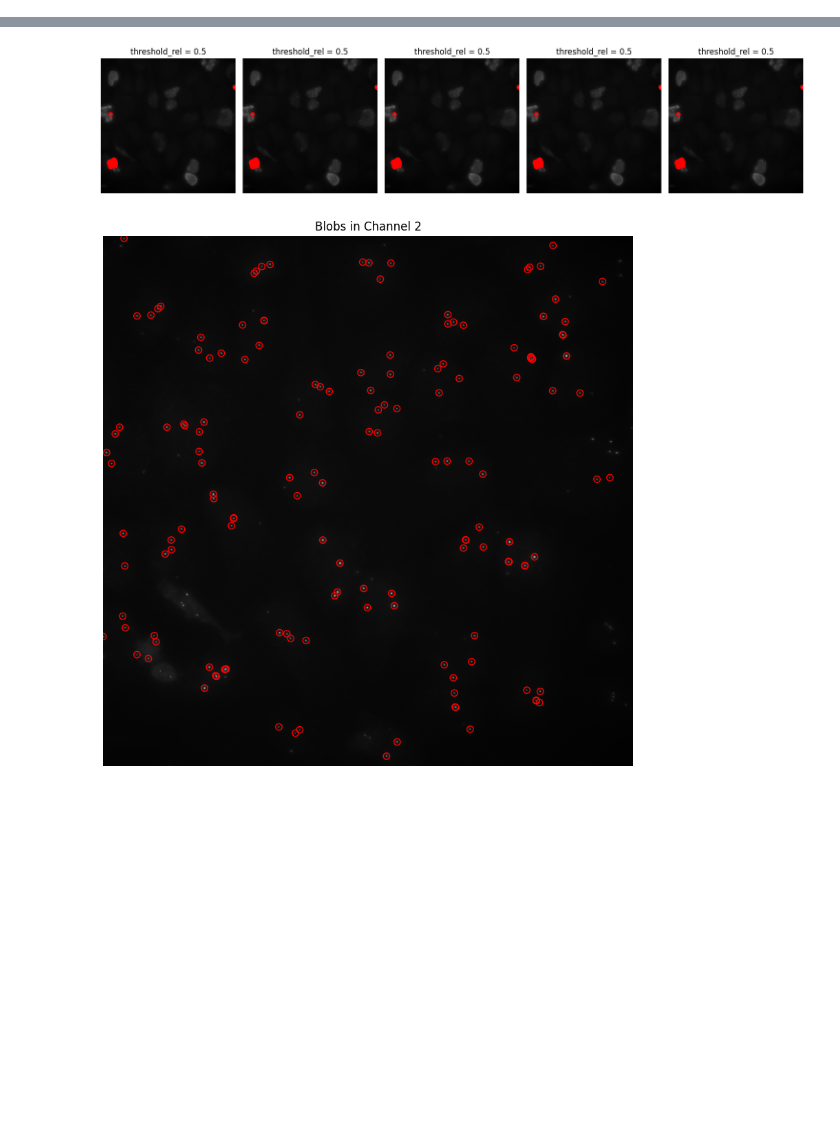
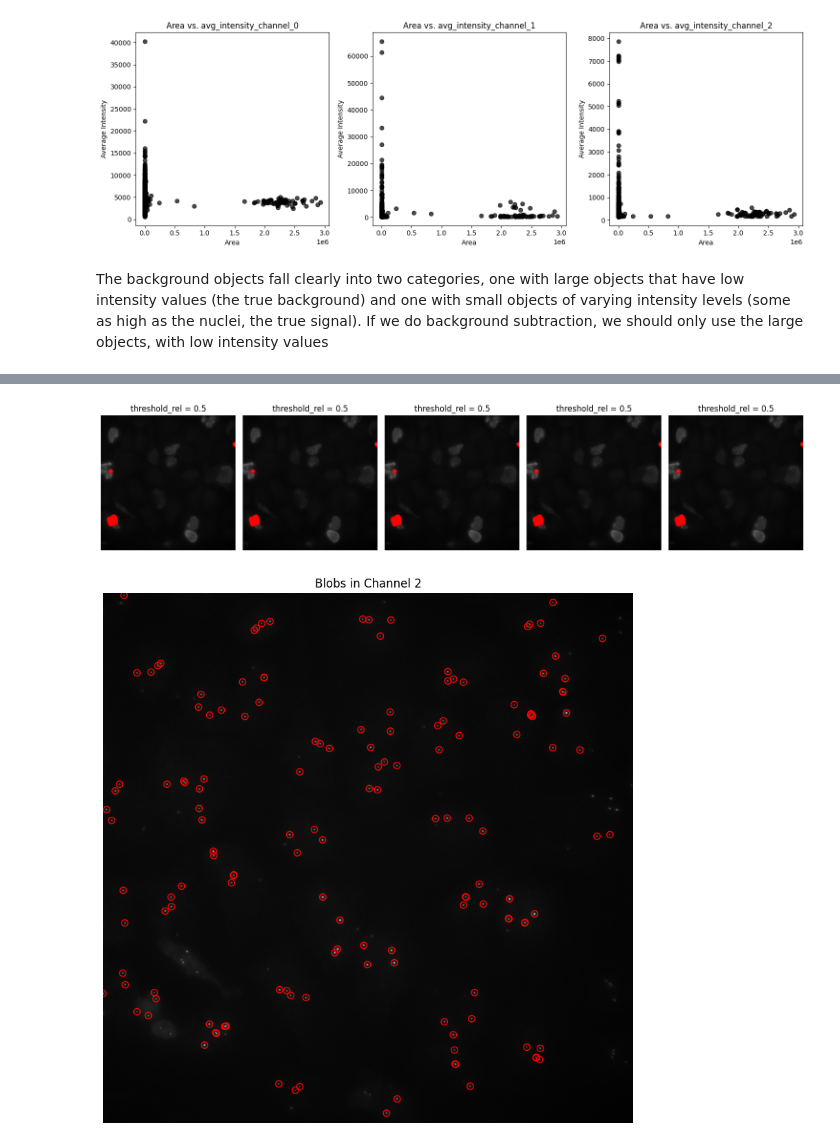
Before and after one commit to timotheelionnet/python_image-analysis, a Jupyter notebook: notebooks/img-explorer.ipynb, the cells around one changed output, grey strips where cells are left out. Cells and saved outputs as stored; diff of their text form; code cells hidden in the pictures; blank space fills up the shorter version.

```diff
--- a/notebooks/img-explorer.ipynb
+++ b/notebooks/img-explorer.ipynb
@@ -167,0 +235,23 @@ else:
+# %%
+# Flatten the data structure into a list of dictionaries
+data_for_df = []
+for mask_index, regions in enumerate(background_region_deets):
+    mask_filename = file_names['mask_n'][mask_index]  # Get the filename using the mask_index
+    for region_index, details in enumerate(regions):
+        # Create a dictionary for each region that includes mask index, region index, and mask filename
+        region_dict = {
+            'mask_index': mask_index,
+            'region_index': region_index + 1,  # Add 1 to make it 1-based index
+            'mask_filename': mask_filename,  # Include the filename of the mask
+            'area': details['area']
+        }
+
+        # Add average intensities for each channel
+        for channel_index, intensity in enumerate(details['average_intensities']):
+            region_dict[f'avg_intensity_channel_{channel_index}'] = intensity
+
+        data_for_df.append(region_dict)
+
+# Create a DataFrame from the list of dictionaries
+bk_df = pd.DataFrame(data_for_df)
+print(bk_df.head())
@@ -167,0 +279,26 @@ else:
+# %%
+# Determine the number of channels from the DataFrame column names
+channel_columns = [col for col in bk_df.columns if 'avg_intensity_channel_' in col]
+num_channels = len(channel_columns)
+
+# Set up the figure with subplots arranged side by side
+fig, axes = plt.subplots(1, num_channels, figsize=(15, 5))  # Adjust total width and height as needed
+
+if num_channels == 1:  # If there's only one channel, make sure 'axes' is iterable
+    axes = [axes]
+
+# Plot each channel's intensity against the area
+for idx, channel in enumerate(channel_columns):
+    ax = axes[idx]
+    ax.scatter(bk_df['area'], bk_df[channel], color='black', alpha=0.7)
+    ax.set_title(f'Area vs. {channel}')
+    ax.set_xlabel('Area')
+    ax.set_ylabel('Average Intensity')
+
+# Ensure the layout is organized to prevent overlap of plot elements
+plt.tight_layout()
+plt.show()
+# %% [output]
+[figure, added]
+# %% [markdown]
+The background objects fall clearly into two categories, one with large objects that have low intensity values (the true background) and one with small objects of varying intensity levels (some as high as the nuclei, the true signal). If we do background subtraction, we should only use the large objects, with low intensity values
```
Also changed, not shown: parts of 21 cells of this notebook.
